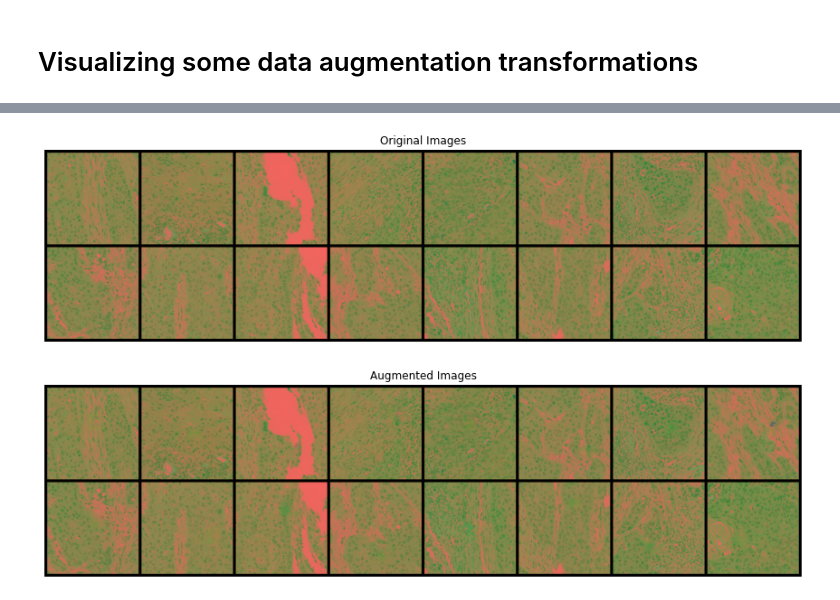
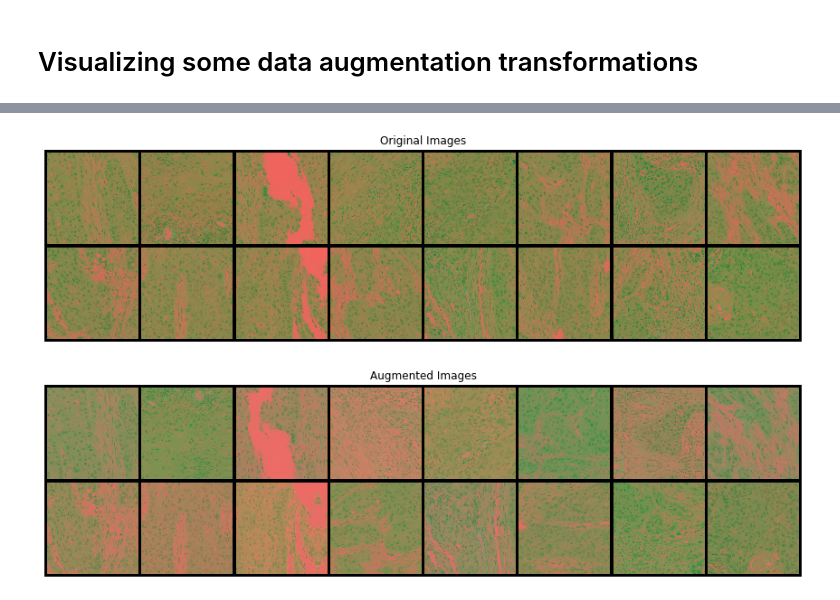
Before and after one commit to dalifreire/tumor_regions_segmentation, a Jupyter notebook: sourcecode/OCDC/01_ocdc_dataloader.ipynb, the cells around one changed output, grey strips where cells are left out. Saved outputs shown, nothing was run; the diff lists cells and outputs as text; code cells hidden in the pictures.

Commit message:
augmentation experiments

```diff
--- a/sourcecode/OCDC/01_ocdc_dataloader.ipynb
+++ b/sourcecode/OCDC/01_ocdc_dataloader.ipynb
@@ -56,7 +56,7 @@ dataset_dir = "../../datasets/OCDC"
 
 img_index = -1
 img_name = '1009010x1000902_r39c49.png'
-augmentation = ["inpainting"]
+augmentation = ["rotation", "grid_distortion", "color_transfer"]
 #[None, "horizontal_flip", "vertical_flip", "rotation", "transpose", "elastic_transformation", "grid_distortion", "optical_distortion", "color_transfer", "inpainting"]
 
 batch_size = 16
@@ -86,11 +86,11 @@ plt.title("Original Images")
 plt.imshow(np.transpose(vutils.make_grid(images[:16], padding=20, normalize=True).cpu(),(1,2,0)))
 
 img_lab = pil_to_np(transforms.ToPILImage()(images[img_index].squeeze(0)))
-img_rgb = lab_to_rgb(img_lab)
-img_rgb = torch.from_numpy(img_rgb).permute(2, 0, 1)
+img_rgb = lab_to_rgb(img_lab).astype(np.float32)
+img_rgb = transforms.ToTensor()(img_rgb) #torch.from_numpy(img_rgb).permute(2, 0, 1)
 
-transforms.ToPILImage()(img_rgb).save('/home/dalifreire/Pictures/augmentation/{}_original.png'.format(fname[img_index][:-4]))
-transforms.ToPILImage()(masks[img_index].squeeze(0).cpu()).save('/home/dalifreire/Pictures/augmentation/{}_original_mask.png'.format(fname[img_index][:-4]))
+#transforms.ToPILImage()(img_rgb).save('/home/dalifreire/Pictures/augmentation/{}_original.png'.format(fname[img_index][:-4]))
+#transforms.ToPILImage()(masks[img_index].squeeze(0).cpu()).save('/home/dalifreire/Pictures/augmentation/{}_original_mask.png'.format(fname[img_index][:-4]))
 
 
 # augmented
@@ -115,9 +115,9 @@ plt.title("Augmented Images")
 plt.imshow(np.transpose(vutils.make_grid(images[:16], padding=20, normalize=True).cpu(),(1,2,0)))
 
 img_lab = pil_to_np(transforms.ToPILImage()(images[img_index].squeeze(0)))
-img_rgb = lab_to_rgb(img_lab)
-img_rgb = torch.from_numpy(img_rgb).permute(2, 0, 1)
+img_rgb = lab_to_rgb(img_lab).astype(np.float32)
+img_rgb = transforms.ToTensor()(img_rgb) #torch.from_numpy(img_rgb).permute(2, 0, 1)
 
-transforms.ToPILImage()(img_rgb).save('/home/dalifreire/Pictures/augmentation/{}_augmented_{}.png'.format(fname[img_index][:-4], augmentation[0]))
-transforms.ToPILImage()(masks[img_index].squeeze(0).cpu()).save('/home/dalifreire/Pictures/augmentation/{}_augmented_{}_mask.png'.format(fname[img_index][:-4], augmentation[0]))
+#transforms.ToPILImage()(img_rgb).save('/home/dalifreire/Pictures/augmentation/{}_augmented_{}.png'.format(fname[img_index][:-4], "result" if len(augmentation) > 1 else augmentation[0]))
+#transforms.ToPILImage()(masks[img_index].squeeze(0).cpu()).save('/home/dalifreire/Pictures/augmentation/{}_augmented_{}_mask.png'.format(fname[img_index][:-4], "result" if len(augmentation) > 1 else augmentation[0]))
 # %% [output]
@@ -138,2 +136,2 @@ To keep the current behavior, use torch.div(a, b, rounding_mode='trunc'), or for
 [figure]
-[figure, old version]
+[figure, new version]
```
Also changed, not shown: parts of 1 cell of this notebook, 1 other file.
